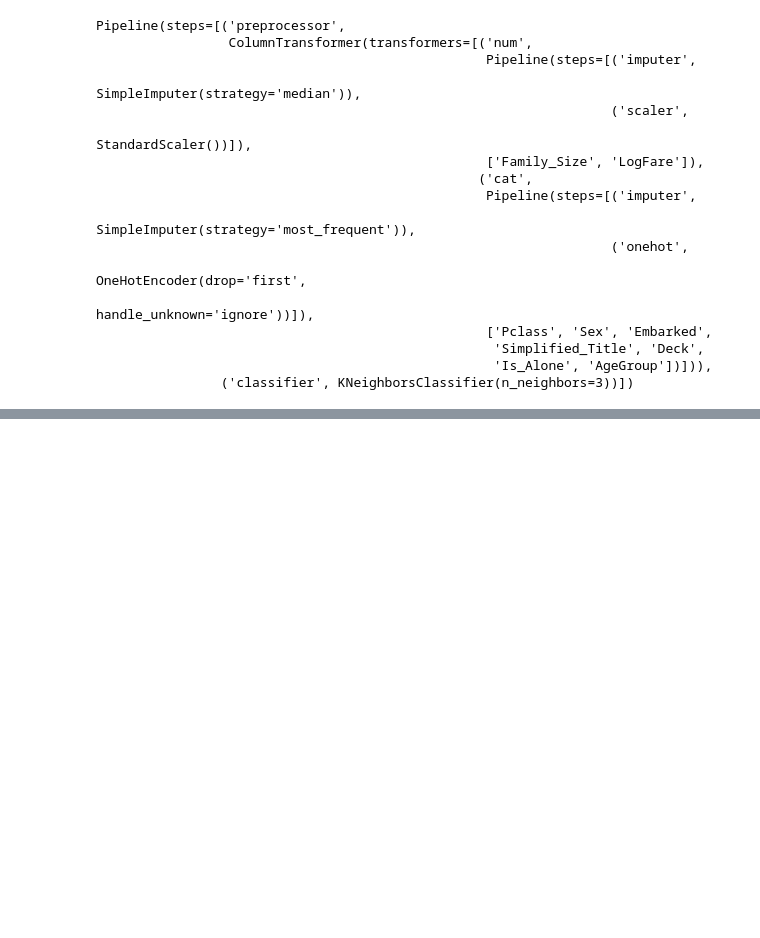
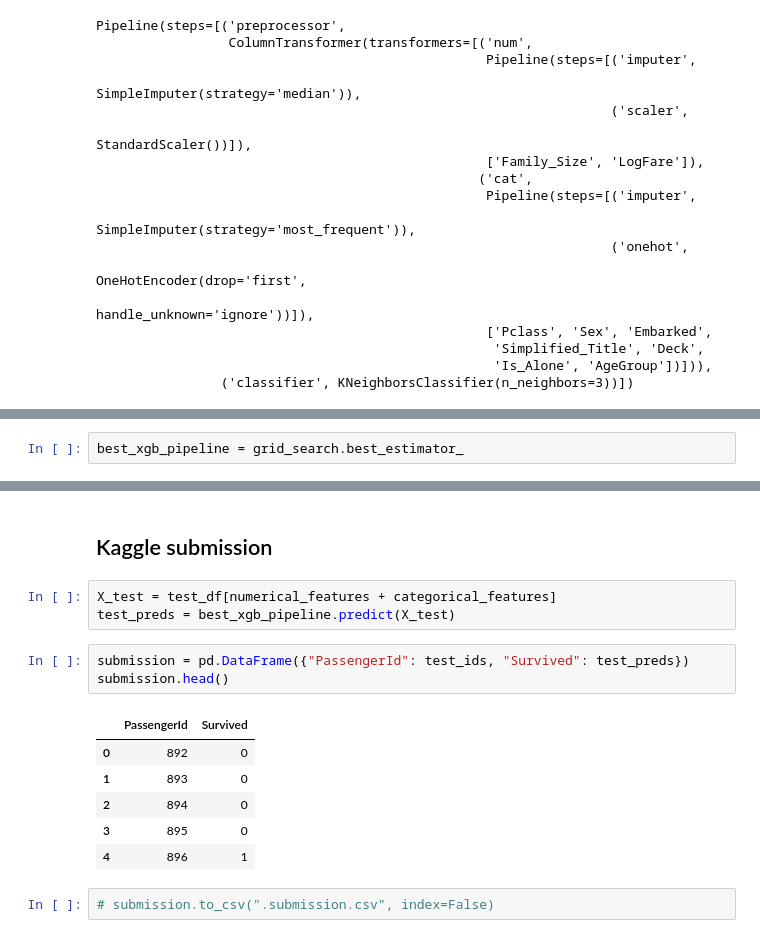
Before and after one commit to fdayde/kaggle-titanic, a Jupyter notebook: notebooks/03_predictions.ipynb, the cells around one changed output, grey strips where cells are left out. Drawn from its saved outputs; the diff is of its cells as text; blank space fills up the shorter version.

```diff
--- a/notebooks/03_predictions.ipynb
+++ b/notebooks/03_predictions.ipynb
@@ -653,0 +373,2 @@ Pour trouver plus d'info sur les features qui separe les groupes, ou comment les
+# %%
+best_xgb_pipeline = grid_search.best_estimator_
@@ -653,0 +455,17 @@ Pour trouver plus d'info sur les features qui separe les groupes, ou comment les
+# %% [markdown]
+## Kaggle submission
+# %%
+X_test = test_df[numerical_features + categorical_features]
+test_preds = best_xgb_pipeline.predict(X_test)
+# %%
+submission = pd.DataFrame({"PassengerId": test_ids, "Survived": test_preds})
+submission.head()
+# %% [output]
+|  | PassengerId | Survived |
+| 0 | 892 | 0 |
+| 1 | 893 | 0 |
+| 2 | 894 | 0 |
+| 3 | 895 | 0 |
+| 4 | 896 | 1 |
+# %%
+# submission.to_csv(".submission.csv", index=False)
```
Also changed, not shown: parts of 65 cells of this notebook, 1 other file.
